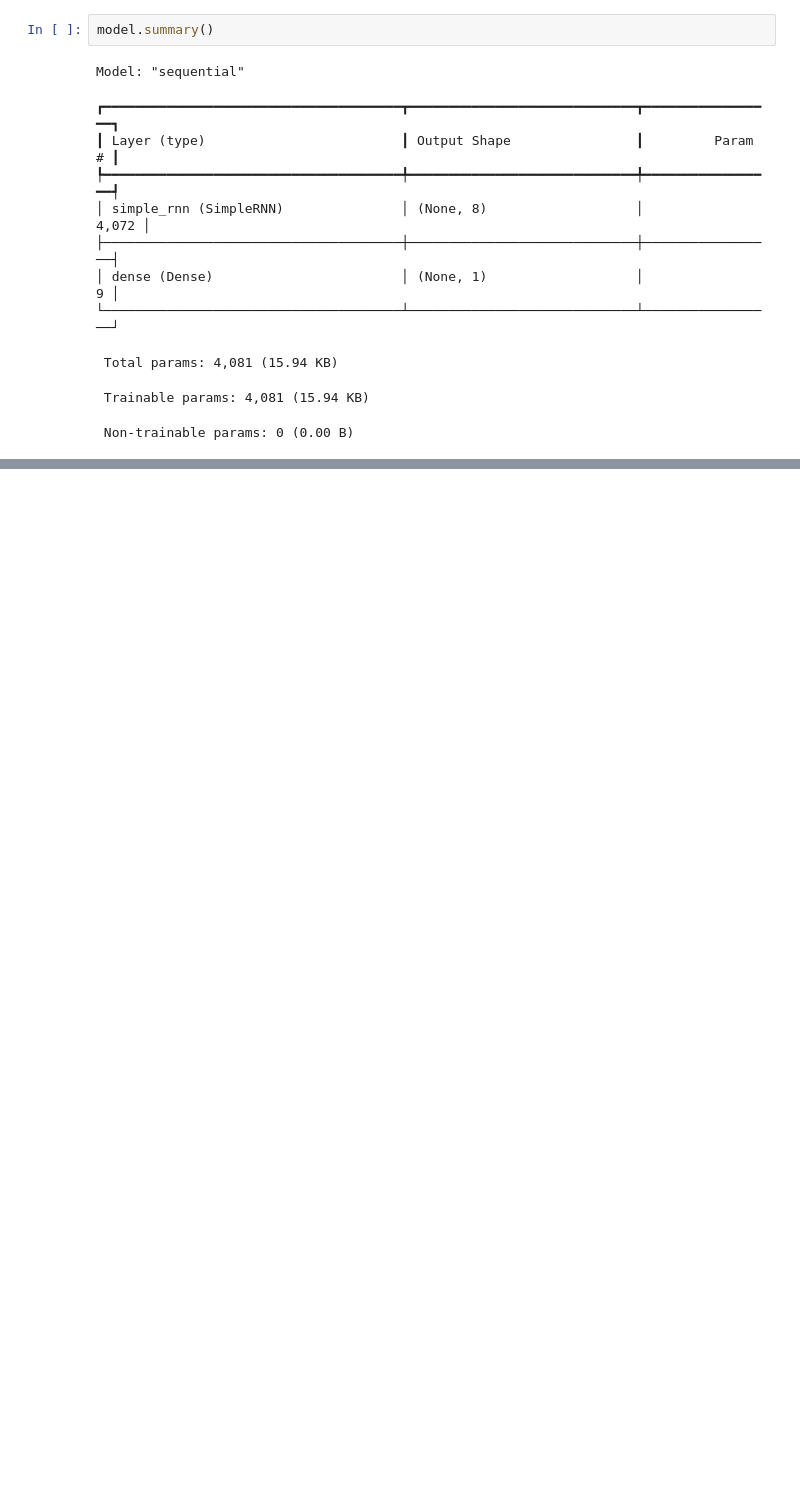
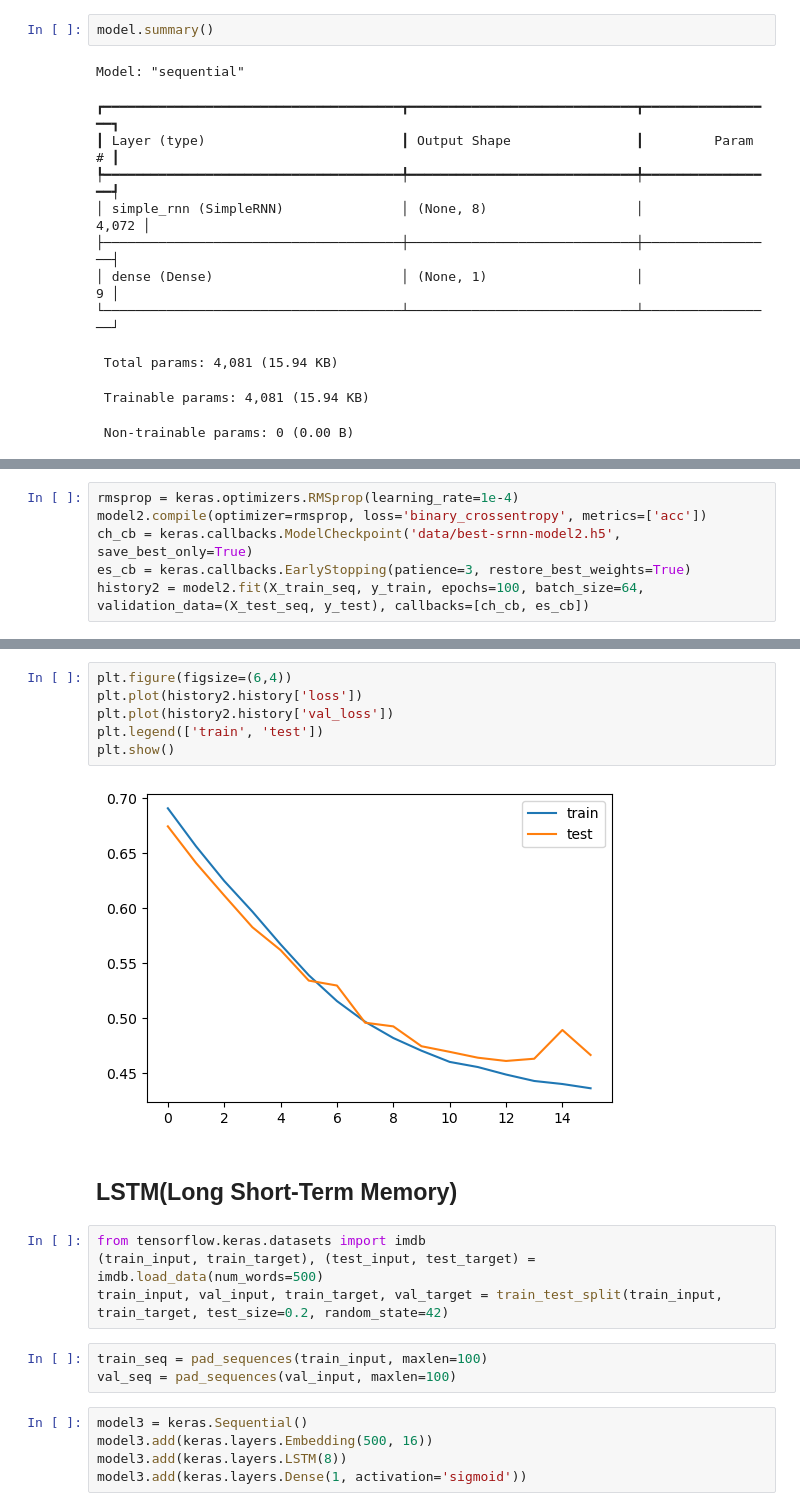
Before and after one commit to KIM-YONG-HA/PYTHON101, a Jupyter notebook: deepLearning/d250228RNN_imdb.ipynb, the cells around one changed output, grey strips where cells are left out. Cells and saved outputs as stored; diff of their text form; blank space fills up the shorter version.

```diff
--- a/deepLearning/d250228RNN_imdb.ipynb
+++ b/deepLearning/d250228RNN_imdb.ipynb
@@ -142,0 +205,6 @@ model.evaluate(X_test_oh, y_test)
+# %%
+rmsprop = keras.optimizers.RMSprop(learning_rate=1e-4)
+model2.compile(optimizer=rmsprop, loss='binary_crossentropy', metrics=['acc'])
+ch_cb = keras.callbacks.ModelCheckpoint('data/best-srnn-model2.h5', save_best_only=True)
+es_cb = keras.callbacks.EarlyStopping(patience=3, restore_best_weights=True)
+history2 = model2.fit(X_train_seq, y_train, epochs=100, batch_size=64, validation_data=(X_test_seq, y_test), callbacks=[ch_cb, es_cb])
@@ -142,0 +246,22 @@ model.evaluate(X_test_oh, y_test)
+# %%
+plt.figure(figsize=(6,4))
+plt.plot(history2.history['loss'])
+plt.plot(history2.history['val_loss'])
+plt.legend(['train', 'test'])
+plt.show()
+# %% [output]
+[figure, added]
+# %% [markdown]
+## **LSTM(Long Short-Term Memory)**
+# %%
+from tensorflow.keras.datasets import imdb
+(train_input, train_target), (test_input, test_target) = imdb.load_data(num_words=500)
+train_input, val_input, train_target, val_target = train_test_split(train_input, train_target, test_size=0.2, random_state=42)
+# %%
+train_seq = pad_sequences(train_input, maxlen=100)
+val_seq = pad_sequences(val_input, maxlen=100)
+# %%
+model3 = keras.Sequential()
+model3.add(keras.layers.Embedding(500, 16))
+model3.add(keras.layers.LSTM(8))
+model3.add(keras.layers.Dense(1, activation='sigmoid'))
```
Also changed, not shown: parts of 29 cells of this notebook, 4 other files.
